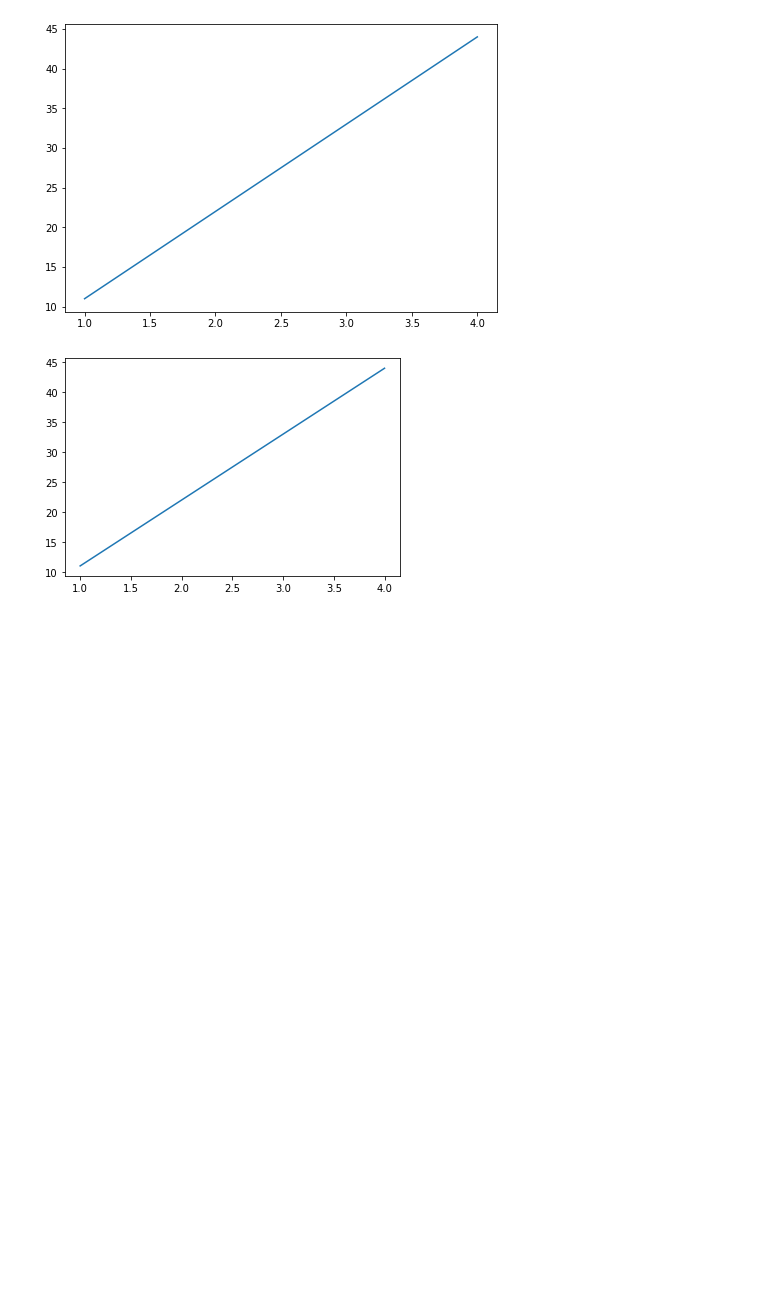
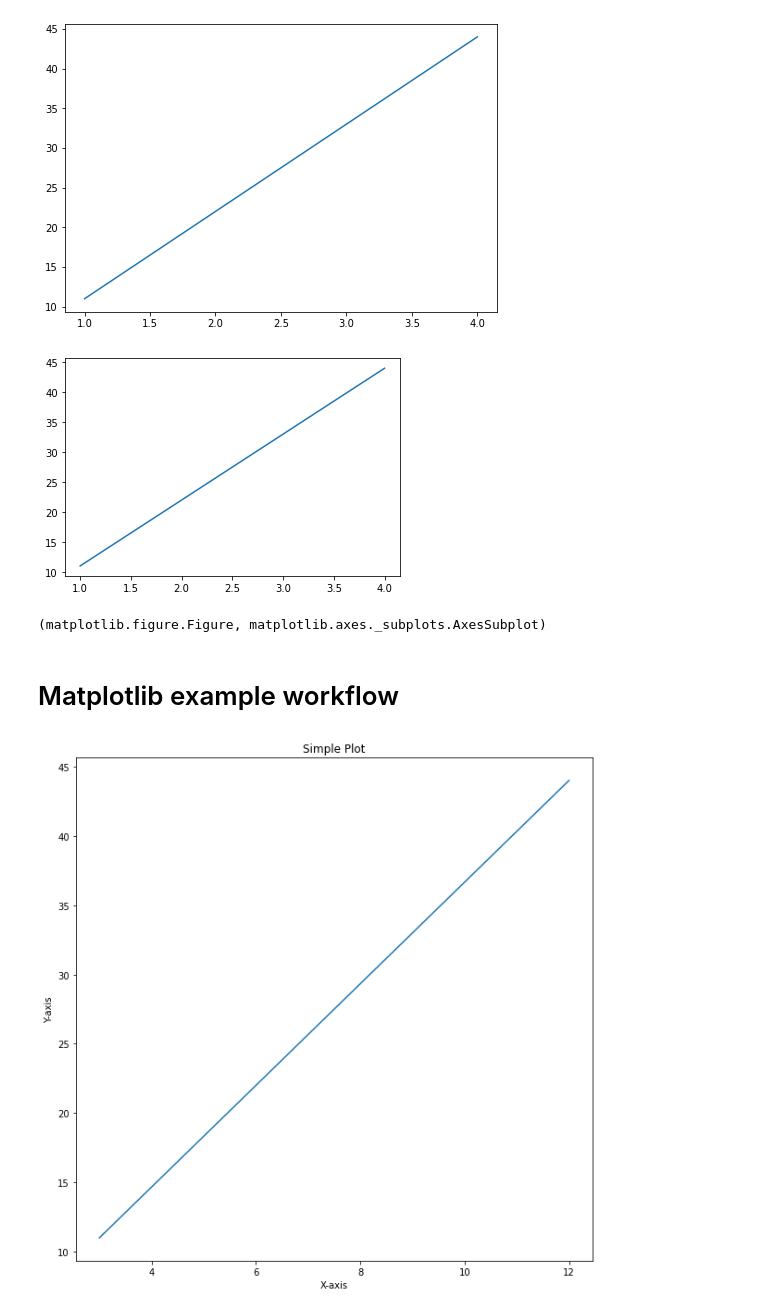
Before and after one commit to yashlad27/Machine_Learning_Data_Science, a Jupyter notebook: Matplotlib/matplotlib_notebook.ipynb, the cells around one changed output. Cells and saved outputs as stored; diff of their text form; code cells hidden in the pictures; blank space fills up the shorter version.

Commit message:
Matplotlib example workflow

```diff
--- a/Matplotlib/matplotlib_notebook.ipynb
+++ b/Matplotlib/matplotlib_notebook.ipynb
@@ -51,3 +51,33 @@ fig, ax = plt.subplots()
 ax.plot(x, y);# add some data
 # %% [output]
 [figure]
+# %%
+type(fig), type(ax)
+# %% [output]
+(matplotlib.figure.Figure, matplotlib.axes._subplots.AxesSubplot)
+# %% [markdown]
+# Matplotlib example workflow
+# %%
+# 0. Import matplotlib and get it ready for plotting in JPN:
+%matplotlib inline
+import matplotlib.pyplot as plt
+
+# 1. prepare data
+x = [3, 6, 9, 12]
+y = [11, 22, 33, 44]
+
+# 2. Setup plot
+fig, ax = plt.subplots(figsize=(10,10))  # width, height
+
+# 3. Plot data
+ax.plot(x, y)
+
+# 4. Customise Plot
+ax.set(title = "Simple Plot",
+       xlabel = "X-axis",
+       ylabel = "Y-axis")
+
+# 5. Save and Show
+fig.savefig("/Users/yash/Development/ZTM_Machine_Learning_Data_Science/Images/matplot01.png")
+# %% [output]
+[figure, added]
```
Also changed, not shown: 1 other file.
